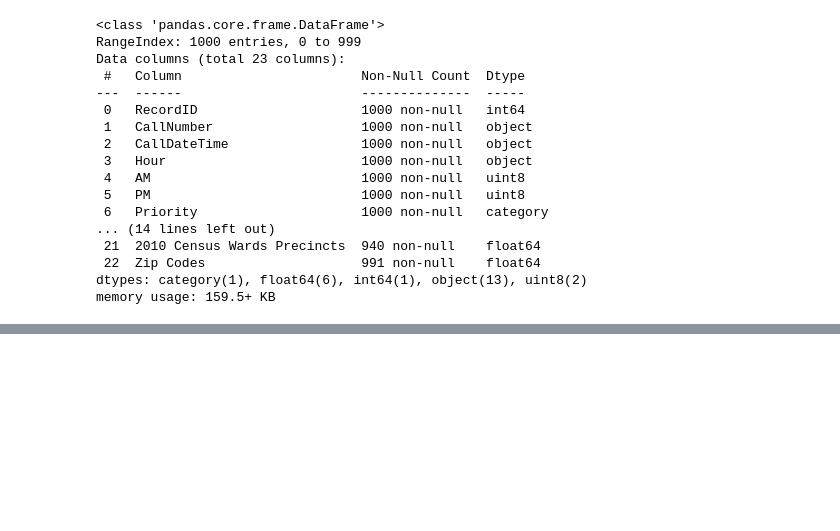
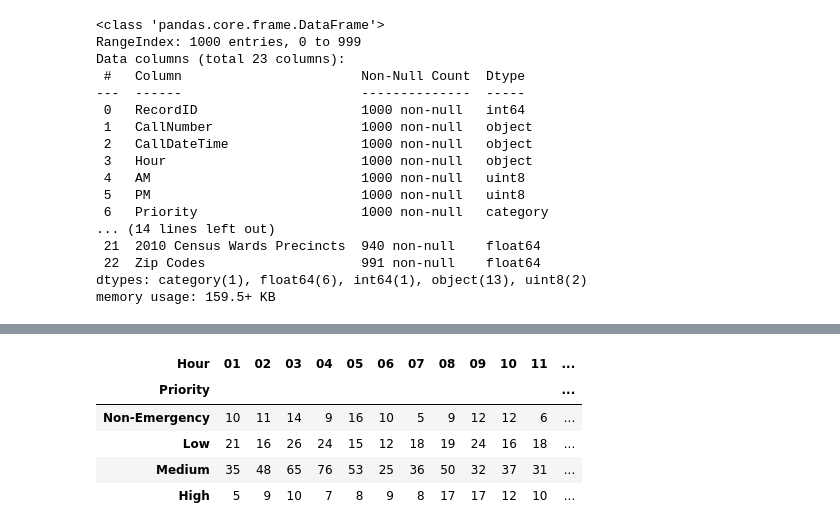
Before and after one commit to Baltimore-Data-Science-Corps-TU-Team/crime-data-analysis-notebooks, a Jupyter notebook: sk_balti_0010.ipynb, the cells around one changed output, grey strips where cells are left out. Drawn from its saved outputs; the diff is of its cells as text; code cells hidden in the pictures; blank space fills up the shorter version.

```diff
--- a/sk_balti_0010.ipynb
+++ b/sk_balti_0010.ipynb
@@ -108,0 +130,12 @@ plt.show()
+# %%
+pcount2 = dat.groupby(['Priority', 'Hour']).count()['RecordID']
+
+pcount2 = pcount2.unstack()
+pcount2
+# %% [output]
+| Hour | 01 | 02 | 03 | 04 | 05 | 06 | 07 | 08 | 09 | 10 | 11 | ... |
+| Priority |  |  |  |  |  |  |  |  |  |  |  | ... |
+| Non-Emergency | 10 | 11 | 14 | 9 | 16 | 10 | 5 | 9 | 12 | 12 | 6 | ... |
+| Low | 21 | 16 | 26 | 24 | 15 | 12 | 18 | 19 | 24 | 16 | 18 | ... |
+| Medium | 35 | 48 | 65 | 76 | 53 | 25 | 36 | 50 | 32 | 37 | 31 | ... |
+| High | 5 | 9 | 10 | 7 | 8 | 9 | 8 | 17 | 17 | 12 | 10 | ... |
```
Also changed, not shown: parts of 4 cells of this notebook.
